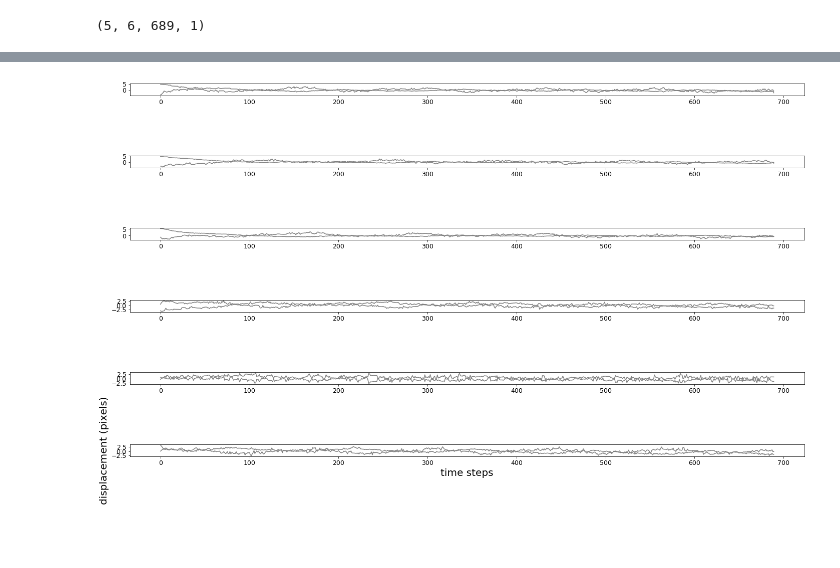
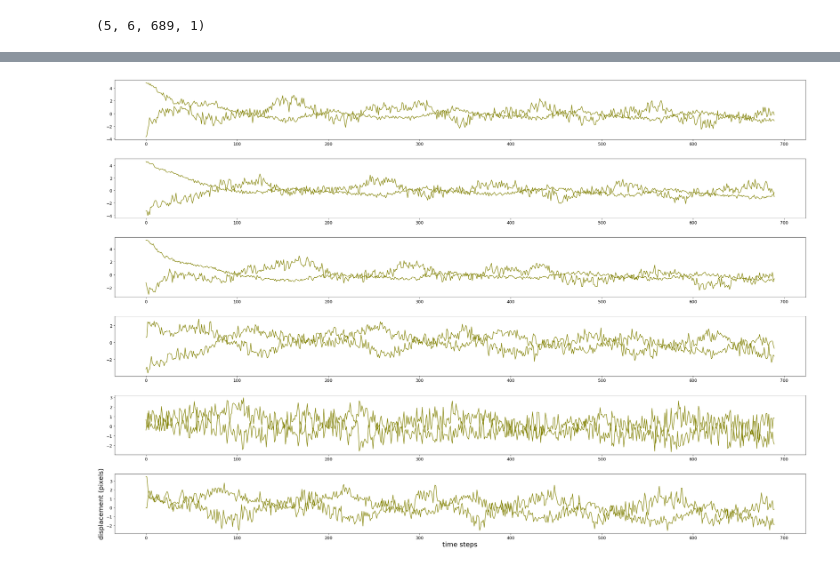
Before and after one commit to ucl-exoplanets/deepARTransit, a Jupyter notebook: deepartransit/notebooks/01_visualize_learning.ipynb, the cells around one changed output, grey strips where cells are left out. Cells and saved outputs as stored; diff of their text form; code cells hidden in the pictures; blank space fills up the shorter version.

```diff
--- a/deepartransit/notebooks/01_visualize_learning.ipynb
+++ b/deepartransit/notebooks/01_visualize_learning.ipynb
@@ -507,15 +565,13 @@ plt.show()
 # %%
-f, ax = plt.subplots(6, figsize=(20,12))
+f, ax = plt.subplots(6, figsize=(30,20))
 for i, lc in enumerate(data.Z):
     #plt.figure(figsize=(15,4))
     #ax[i].plot(data.time_array, lc)
-    ax[i].plot(data.time_array, data.X[i], color='grey')
-
+    ax[i].plot(data.time_array, data.X[i], color='olive')
     plt.ylabel('displacement (pixels)')
-
     plt.xlabel('time steps')
     #plt.show()
 #plt.subplots_adjust(hspace=0.1)
 #plt.show()
 # %% [output]
-[figure, old version]
+[figure, new version]
```
Also changed, not shown: parts of 18 cells of this notebook, 31 other files.
